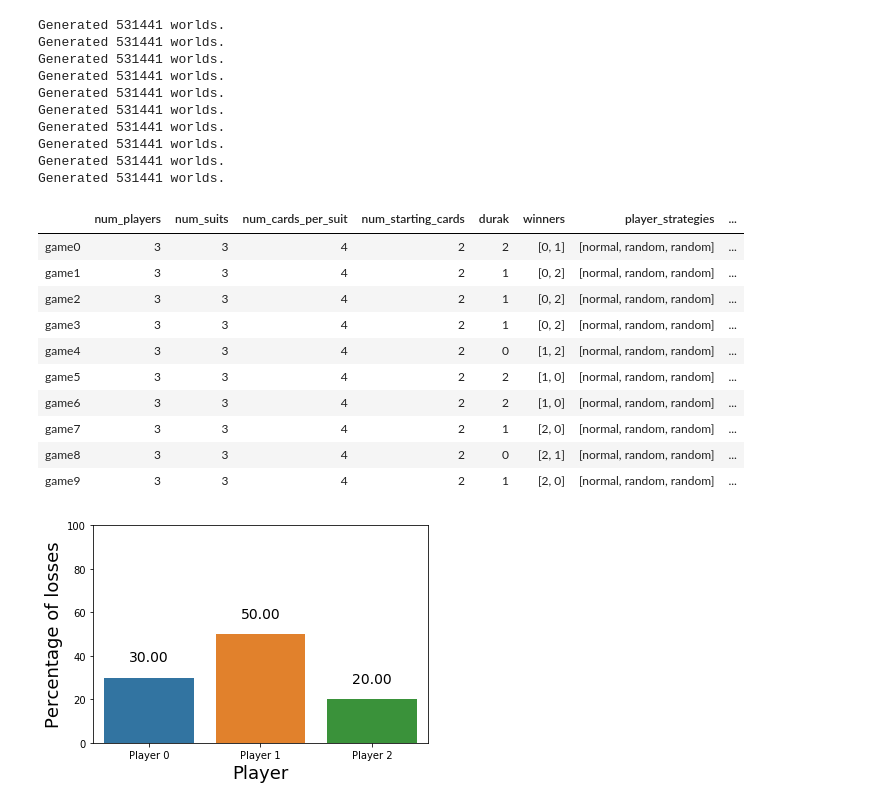
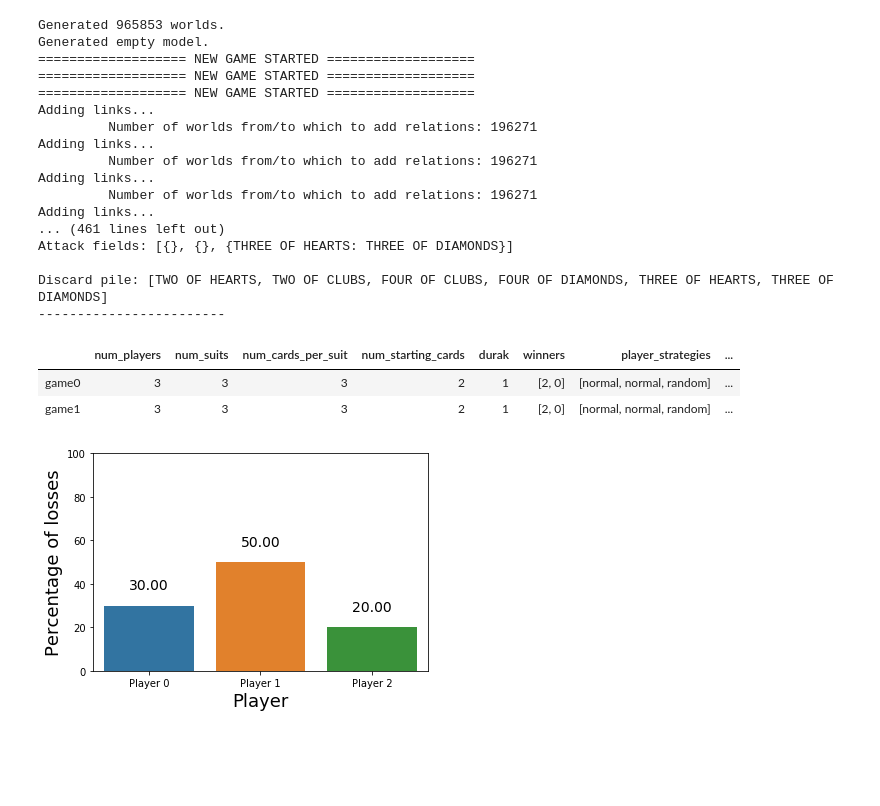
Before and after one commit to BorisWinter/durak, a Jupyter notebook: experiments.ipynb, the cells around one changed output. Drawn from its saved outputs; the diff is of its cells as text; code cells hidden in the pictures; blank space fills up the shorter version.

Commit message:
Implemented an efficient method to perform multiple experiments

```diff
--- a/experiments.ipynb
+++ b/experiments.ipynb
@@ -8,27 +16,0 @@ import seaborn as sns
-# %%
-def play_multiple(
-    num_games,
-    verbose = False,
-    num_suits = 3,
-    num_cards_per_suit = 4,
-    num_starting_cards = 2
-    ):
-
-    strategies = ["normal", "normal", "random"]
-    knowledge_depths = [1,1,1]
-    data = {}
-
-    for i in range(num_games):
-        model = durak.DurakModel(
-            verbose = verbose,
-            num_suits = num_suits,
-            num_cards_per_suit = num_cards_per_suit,
-            num_starting_cards = num_starting_cards,
-            player_strategies = strategies,
-            player_depths = knowledge_depths
-            )
-
-        data["game" + str(i)] = durak.play(model)
-
-
-    return data
@@ -35,29 +101,28 @@ def play_multiple(
 # %%
-data = play_multiple(10, verbose= False)
+data = play_multiple(2, verbose= False)
 df = pd.DataFrame.from_dict(data, orient="index")
 df
 # %% [output]
-Generated 531441 worlds.
-Generated 531441 worlds.
-Generated 531441 worlds.
-Generated 531441 worlds.
-Generated 531441 worlds.
-Generated 531441 worlds.
-Generated 531441 worlds.
-Generated 531441 worlds.
-Generated 531441 worlds.
-Generated 531441 worlds.
+Generated 965853 worlds.
+Generated empty model.
+=================== NEW GAME STARTED ===================
+=================== NEW GAME STARTED ===================
+=================== NEW GAME STARTED ===================
+Adding links...
+         Number of worlds from/to which to add relations: 196271
+Adding links...
+         Number of worlds from/to which to add relations: 196271
+Adding links...
+         Number of worlds from/to which to add relations: 196271
+Adding links...
+... (461 lines left out)
+Attack fields: [{}, {}, {THREE OF HEARTS: THREE OF DIAMONDS}]
+
+Discard pile: [TWO OF HEARTS, TWO OF CLUBS, FOUR OF CLUBS, FOUR OF DIAMONDS, THREE OF HEARTS, THREE OF DIAMONDS]
+------------------------
 |  | num_players | num_suits | num_cards_per_suit | num_starting_cards | durak | winners | player_strategies | ... |
-| game0 | 3 | 3 | 4 | 2 | 2 | [0, 1] | [normal, random, random] | ... |
-| game1 | 3 | 3 | 4 | 2 | 1 | [0, 2] | [normal, random, random] | ... |
-| game2 | 3 | 3 | 4 | 2 | 1 | [0, 2] | [normal, random, random] | ... |
-| game3 | 3 | 3 | 4 | 2 | 1 | [0, 2] | [normal, random, random] | ... |
-| game4 | 3 | 3 | 4 | 2 | 0 | [1, 2] | [normal, random, random] | ... |
-| game5 | 3 | 3 | 4 | 2 | 2 | [1, 0] | [normal, random, random] | ... |
-| game6 | 3 | 3 | 4 | 2 | 2 | [1, 0] | [normal, random, random] | ... |
-| game7 | 3 | 3 | 4 | 2 | 1 | [2, 0] | [normal, random, random] | ... |
-| game8 | 3 | 3 | 4 | 2 | 0 | [2, 1] | [normal, random, random] | ... |
-| game9 | 3 | 3 | 4 | 2 | 1 | [2, 0] | [normal, random, random] | ... |
+| game0 | 3 | 3 | 3 | 2 | 1 | [2, 0] | [normal, normal, random] | ... |
+| game1 | 3 | 3 | 3 | 2 | 1 | [2, 0] | [normal, normal, random] | ... |
 # %%
 """
 Percentage of losses per player
```
Also changed, not shown: parts of 3 cells of this notebook, 1 other file.
